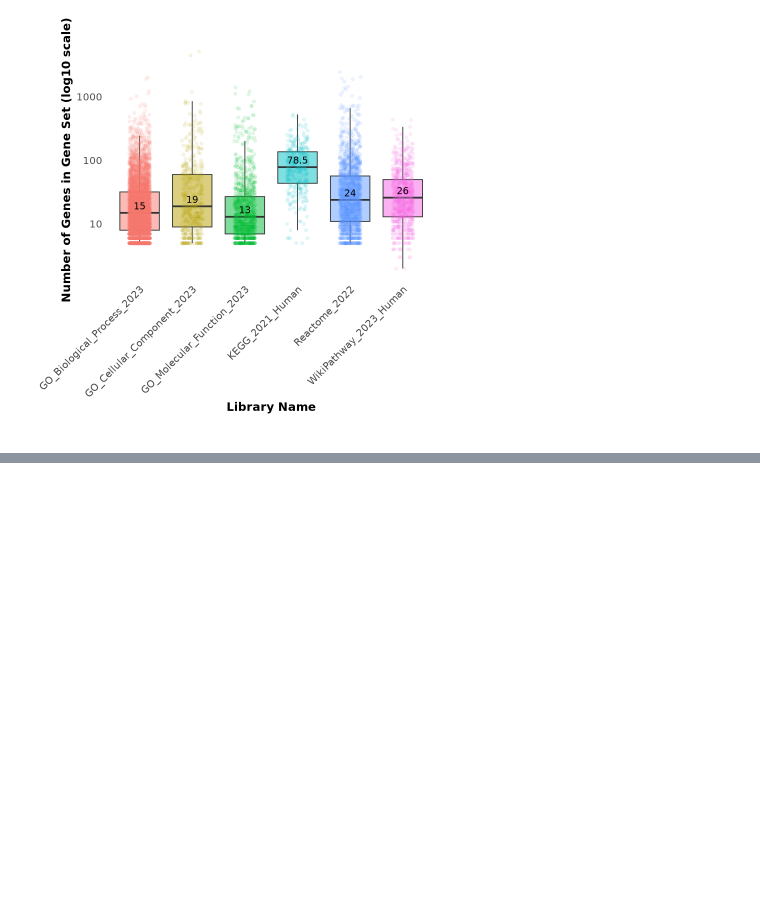
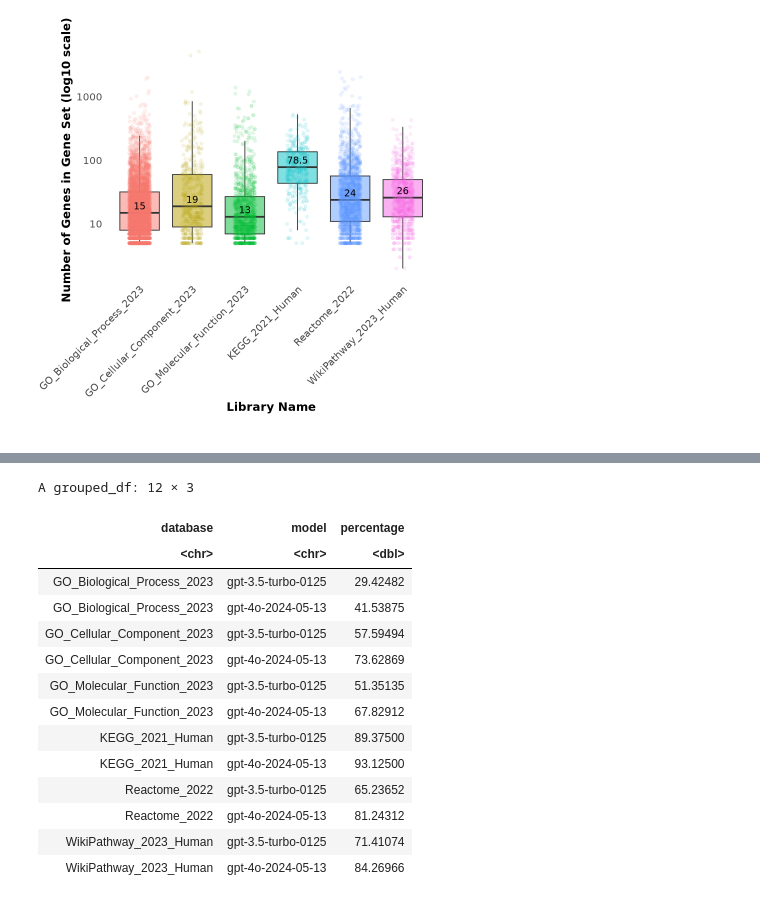
Before and after one commit to Alector-BIO/llm2geneset, a Jupyter notebook: notebooks/figures.ipynb, the cells around one changed output, grey strips where cells are left out. Saved outputs shown, nothing was run; the diff lists cells and outputs as text; code cells hidden in the pictures; blank space fills up the shorter version.

```diff
--- a/notebooks/figures.ipynb
+++ b/notebooks/figures.ipynb
@@ -131,0 +165,18 @@ ggsave("figures/3_boxplot_number_of_genes_per_lib.pdf", plot = p, device = "pdf"
+# %%
+percentage_df
+# %% [output]
+A grouped_df: 12 × 3
+| database | model | percentage |
+| <chr> | <chr> | <dbl> |
+| GO_Biological_Process_2023 | gpt-3.5-turbo-0125 | 29.42482 |
+| GO_Biological_Process_2023 | gpt-4o-2024-05-13 | 41.53875 |
+| GO_Cellular_Component_2023 | gpt-3.5-turbo-0125 | 57.59494 |
+| GO_Cellular_Component_2023 | gpt-4o-2024-05-13 | 73.62869 |
+| GO_Molecular_Function_2023 | gpt-3.5-turbo-0125 | 51.35135 |
+| GO_Molecular_Function_2023 | gpt-4o-2024-05-13 | 67.82912 |
+| KEGG_2021_Human | gpt-3.5-turbo-0125 | 89.37500 |
+| KEGG_2021_Human | gpt-4o-2024-05-13 | 93.12500 |
+| Reactome_2022 | gpt-3.5-turbo-0125 | 65.23652 |
+| Reactome_2022 | gpt-4o-2024-05-13 | 81.24312 |
+| WikiPathway_2023_Human | gpt-3.5-turbo-0125 | 71.41074 |
+| WikiPathway_2023_Human | gpt-4o-2024-05-13 | 84.26966 |
```
Also changed, not shown: parts of 6 cells of this notebook, 1 other file.
